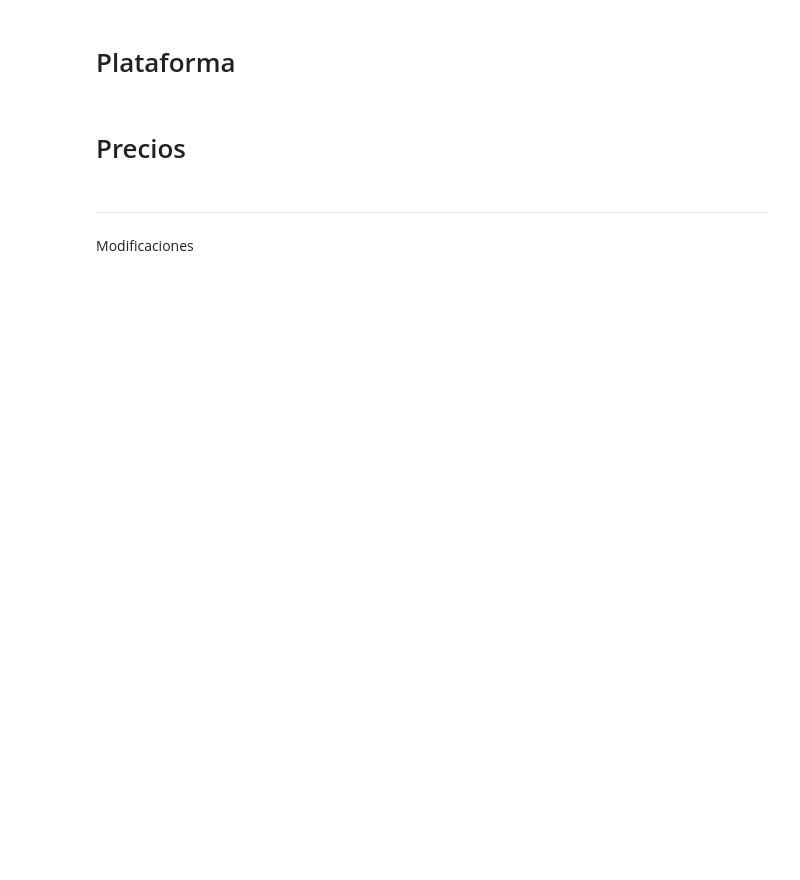
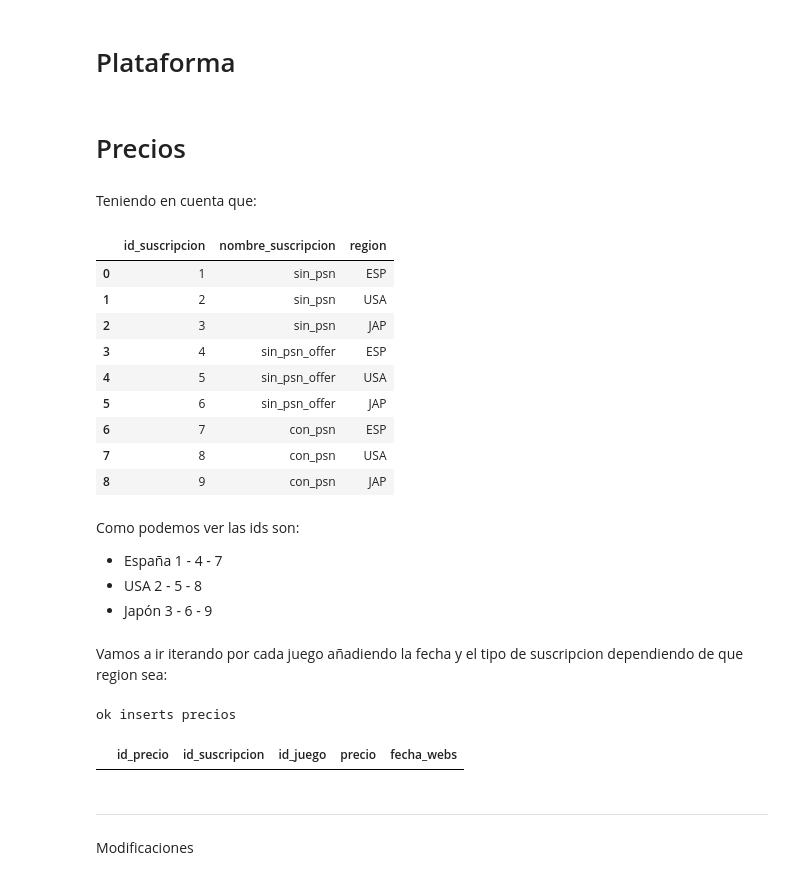
Before and after one commit to svalencia-romero/GamePriceTracker, a Jupyter notebook: notebooks/memoria_v1.ipynb, the cells around one changed output. Drawn from its saved outputs; the diff is of its cells as text; code cells hidden in the pictures; blank space fills up the shorter version.

Commit message:
ok a inserts solo día 14

```diff
--- a/notebooks/memoria_v1.ipynb
+++ b/notebooks/memoria_v1.ipynb
@@ -1744,6 +1737,85 @@ for index, row in df.iterrows():
 conn.close()
 # %% [markdown]
 # Precios
+# %% [markdown]
+Teniendo en cuenta que:
+# %%
+conn = f.conect_bbdd(cr.database,cr.host,cr.user,cr.password,cr.port)
+query = '''SELECT id_suscripcion, nombre_suscripcion, region FROM public.suscripcion as sus
+INNER JOIN public.psn_region as reg
+ON reg.id_psn = sus.id_region'''
+f.sql_query(query,conn)
+# %% [output]
+|  | id_suscripcion | nombre_suscripcion | region |
+| 0 | 1 | sin_psn | ESP |
+| 1 | 2 | sin_psn | USA |
+| 2 | 3 | sin_psn | JAP |
+| 3 | 4 | sin_psn_offer | ESP |
+| 4 | 5 | sin_psn_offer | USA |
+| 5 | 6 | sin_psn_offer | JAP |
+| 6 | 7 | con_psn | ESP |
+| 7 | 8 | con_psn | USA |
+| 8 | 9 | con_psn | JAP |
+# %% [markdown]
+Como podemos ver las ids son:
+- España  1 - 4 - 7
+- USA 2 - 5 - 8
+- Japón 3 - 6 - 9
+# %% [markdown]
+Vamos a ir iterando por cada juego añadiendo la fecha y el tipo de suscripcion dependiendo de que region sea:
+# %%
+# La ultima tabla de todas
+
+conn = f.conect_bbdd(cr.database, cr.host, cr.user, cr.password, cr.port)
+cursor = conn.cursor()
+# Columnas a tener en cuenta:
+# [Día y hora], [Precio original ESP] id_suscripcion = 1 --> [Precio actual sin PSN ESP] --> id_suscripcion = 4,	[Precio actual con PSN ESP] --> id_suscripcion = 7
+# [Precio original JP] --> id_suscripcion = 3	[Precio actual sin PSN JP] --> id_suscripcion = 6	[Precio actual con PSN JP] --> id_suscripcion = 9
+# [Precio original USA] --> id_suscripcion = 2	[Precio actual sin PSN USA] --> id_suscripcion = 5	[Precio actual con PSN USA] --> id_suscripcion = 8
+
+for index, row in df.iterrows():
+    id_sus = [1,4,7,2,5,8,3,6,9]
+    for id_suscripcion in id_sus:
+        if id_suscripcion == 1 or id_suscripcion == 4 or id_suscripcion == 7: # Sentencias para juegos store española
+            if id_suscripcion == 1:
+                cursor.execute("INSERT INTO precio (id_suscripcion,precio,fecha_webs,id_juego) VALUES (%s,%s,%s,%s)",(id_suscripcion,row["Precio original ESP"],row["Día y hora"],row["id_juego"]))
+                conn.commit()
+            elif id_suscripcion == 4:
+                cursor.execute("INSERT INTO precio (id_suscripcion,precio,fecha_webs,id_juego) VALUES (%s,%s,%s,%s)",(id_suscripcion,row["Precio actual sin PSN ESP"],row["Día y hora"],row["id_juego"]))
+                conn.commit()
+            elif id_suscripcion == 7:
+                cursor.execute("INSERT INTO precio (id_suscripcion,precio,fecha_webs,id_juego) VALUES (%s,%s,%s,%s)",(id_suscripcion,row["Precio actual con PSN ESP"],row["Día y hora"],row["id_juego"]))
+                conn.commit()
+        if id_suscripcion == 2 or id_suscripcion == 5 or id_suscripcion == 8: # Sentencias para juegos store USA
+            if id_suscripcion == 2:
+                cursor.execute("INSERT INTO precio (id_suscripcion,precio,fecha_webs,id_juego) VALUES (%s,%s,%s,%s)",(id_suscripcion,row["Precio original USA"],row["Día y hora"],row["id_juego"]))
+                conn.commit()
+            elif id_suscripcion == 5:
+                cursor.execute("INSERT INTO precio (id_suscripcion,precio,fecha_webs,id_juego) VALUES (%s,%s,%s,%s)",(id_suscripcion,row["Precio actual sin PSN USA"],row["Día y hora"],row["id_juego"]))
+                conn.commit()
+            elif id_suscripcion == 8:
+                cursor.execute("INSERT INTO precio (id_suscripcion,precio,fecha_webs,id_juego) VALUES (%s,%s,%s,%s)",(id_suscripcion,row["Precio actual con PSN USA"],row["Día y hora"],row["id_juego"]))
+                conn.commit()
+        if id_suscripcion == 3 or id_suscripcion == 6 or id_suscripcion == 9:
+            if id_suscripcion == 3:
+                cursor.execute("INSERT INTO precio (id_suscripcion,precio,fecha_webs,id_juego) VALUES (%s,%s,%s,%s)",(id_suscripcion,row["Precio original JP"],row["Día y hora"],row["id_juego"]))
+                conn.commit()
+            elif id_suscripcion == 6:
+                cursor.execute("INSERT INTO precio (id_suscripcion,precio,fecha_webs,id_juego) VALUES (%s,%s,%s,%s)",(id_suscripcion,row["Precio actual sin PSN JP"],row["Día y hora"],row["id_juego"]))
+                conn.commit()
+            elif id_suscripcion == 9:
+                cursor.execute("INSERT INTO precio (id_suscripcion,precio,fecha_webs,id_juego) VALUES (%s,%s,%s,%s)",(id_suscripcion,row["Precio actual con PSN JP"],row["Día y hora"],row["id_juego"]))
+                conn.commit()
+
+print("ok inserts precios")
+# %% [output]
+ok inserts precios
+# %%
+conn = f.conect_bbdd(cr.database,cr.host,cr.user,cr.password,cr.port)
+query = '''SELECT * FROM public.precio as pre'''
+f.sql_query(query,conn)
+# %% [output]
+|  | id_precio | id_suscripcion | id_juego | precio | fecha_webs |
 # %% [markdown]
 ---
 # %% [markdown]
```
Also changed, not shown: parts of 9 cells of this notebook, 5 other files.
